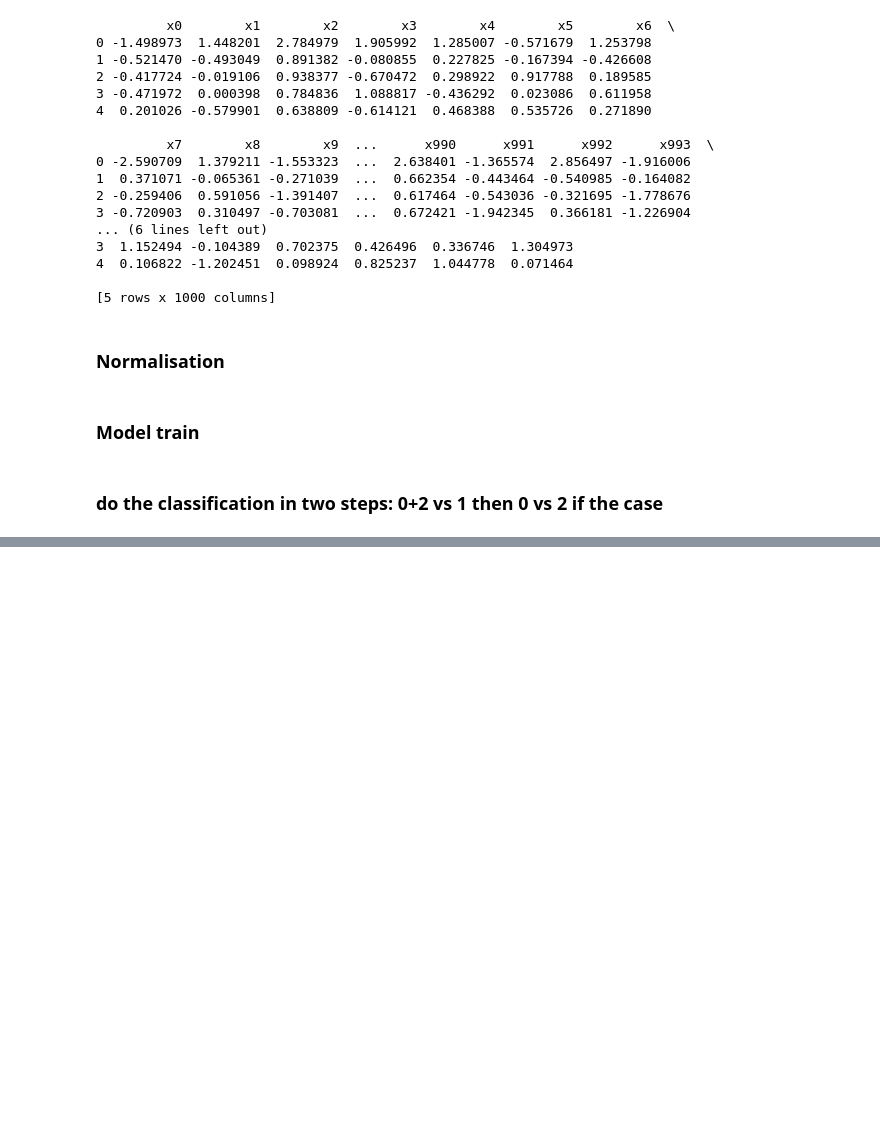
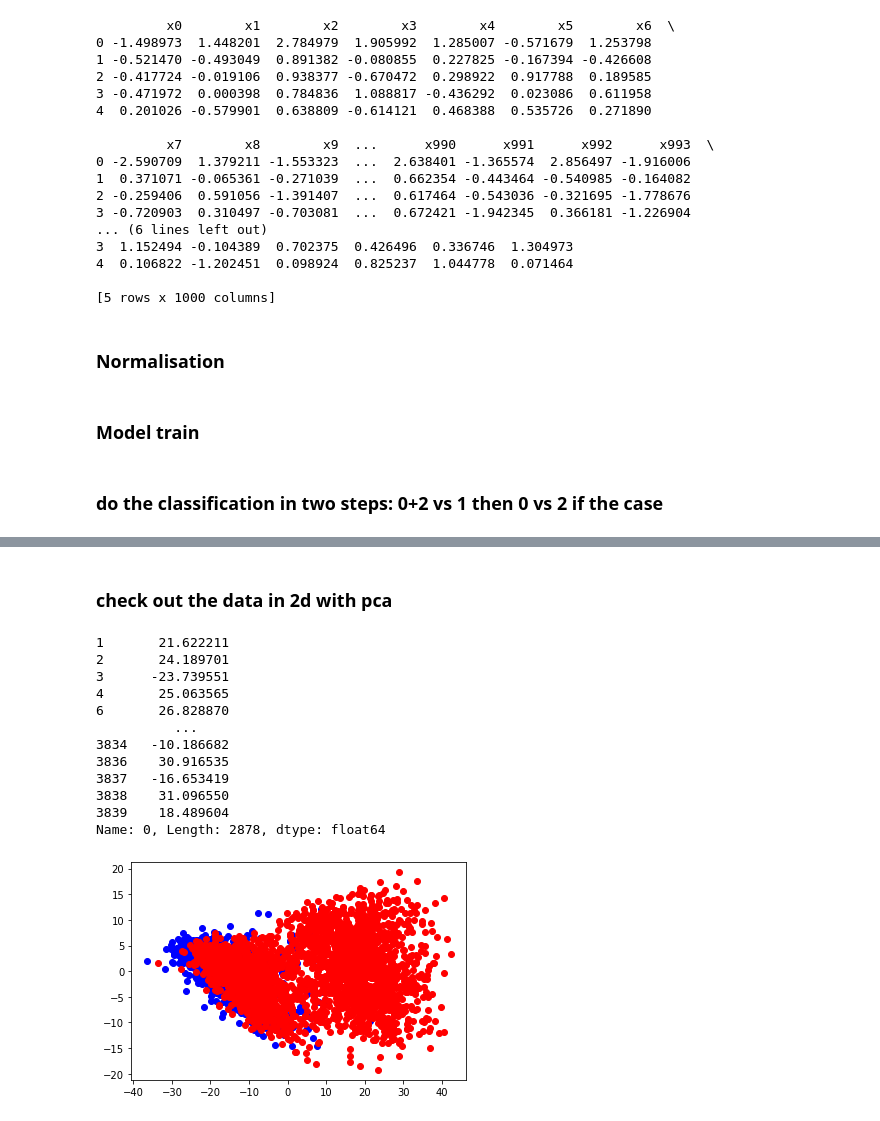
Before and after one commit to LukeAndrewSmith/AML, a Jupyter notebook: Task_2/Solution/Pipelines/1_twostep_classification.ipynb, the cells around one changed output, grey strips where cells are left out. Cells and saved outputs as stored; diff of their text form; code cells hidden in the pictures; blank space fills up the shorter version.

```diff
--- a/Task_2/Solution/Pipelines/1_twostep_classification.ipynb
+++ b/Task_2/Solution/Pipelines/1_twostep_classification.ipynb
@@ -85,0 +113,5 @@ NameError: name 'X' is not defined
+# %%
+# set apart a val set:
+x_train, x_val, y_train, y_val = train_test_split(X, y, test_size=0.2)
+print(y_train)
+X_1, y_1, X_2, y_2 = two_step_utils.transform(x_train,y_train)
@@ -85,0 +133,31 @@ NameError: name 'X' is not defined
+# %% [markdown]
+### check out the data in 2d with pca
+# %%
+pca = PCA(n_components=2)
+pca.fit(X_1)
+X_pca = pca.transform(X_1)
+X_pca = pd.DataFrame(X_pca)
+idx_1 = np.where(y_1.y == 1)
+idx_0 = np.where(y_1.y == 0)
+
+class_1 = pd.DataFrame(X_pca.iloc[idx_1])
+class_0 = pd.DataFrame(X_pca.iloc[idx_0])
+print(class_1[0])
+
+plt.scatter(class_0[0], class_0[1], c='b')
+plt.scatter(class_1[0], class_1[1], c='r')
+plt.show()
+# %% [output]
+1       21.622211
+2       24.189701
+3      -23.739551
+4       25.063565
+6       26.828870
+          ...
+3834   -10.186682
+3836    30.916535
+3837   -16.653419
+3838    31.096550
+3839    18.489604
+Name: 0, Length: 2878, dtype: float64
+[figure, added]
```
Also changed, not shown: parts of 20 cells of this notebook, 4 other files.
